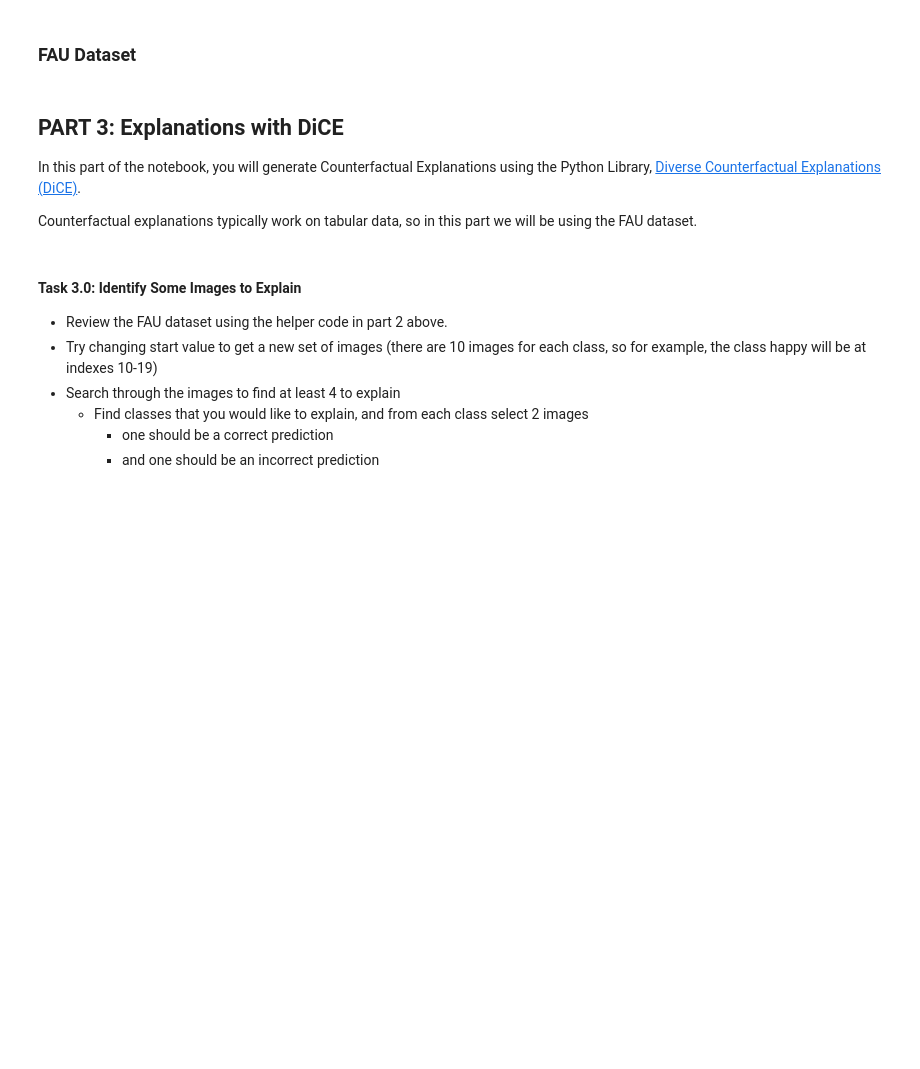
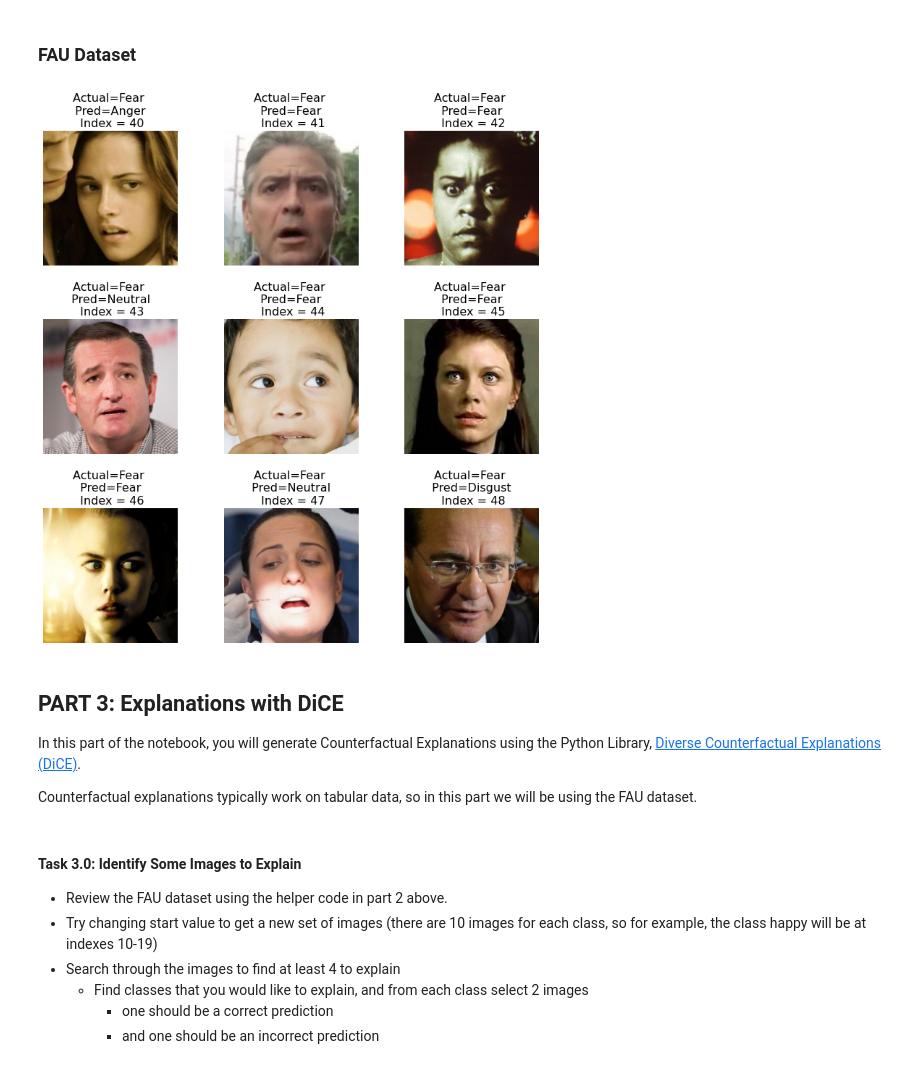
Before and after one commit to mbp-lab/sose2022_xai_ac, a Jupyter notebook: Notebooks/2. XAI for AC Notebook.ipynb.ipynb, the cells around one changed output. Cells and saved outputs as stored; diff of their text form; code cells hidden in the pictures; blank space fills up the shorter version.

```diff
--- a/Notebooks/2. XAI for AC Notebook.ipynb.ipynb
+++ b/Notebooks/2. XAI for AC Notebook.ipynb.ipynb
@@ -216,15 +235,17 @@ display_nine_images(images, true_labels, pred_labels, start)
 # %%
 # displays first 9 images in array
 start = 40
 
 # Gets all images from folder
-fau_images = [io.imread(f) for f in df_xai.image]
+fau_images = [io.imread(f) for f in df_aus_xai.image]
 
 # gets labels for ground truth and predictions
 true_labels = [CLASS_LABELS[idx] for idx in Y_aus_true]
 pred_labels = [CLASS_LABELS[idx] for idx in Y_aus_pred]
 
-display_nine_images(images, true_labels, pred_labels, start)
+display_nine_images(fau_images, true_labels, pred_labels, start)
+# %% [output]
+[figure, added]
 # %% [markdown]
 ## PART 3: Explanations with DiCE
 In this part of the notebook, you will generate Counterfactual Explanations using the Python Library, [Diverse Counterfactual Explanations (DiCE)](http://interpret.ml/DiCE/).
```
Also changed, not shown: parts of 23 cells of this notebook.
